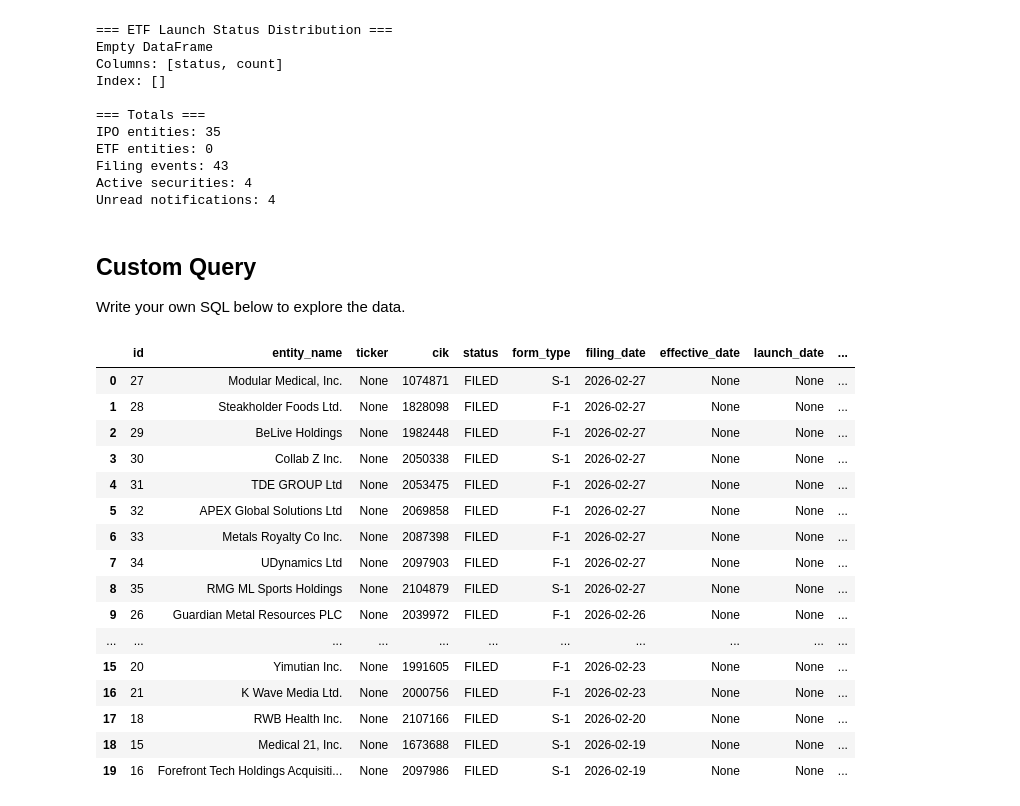
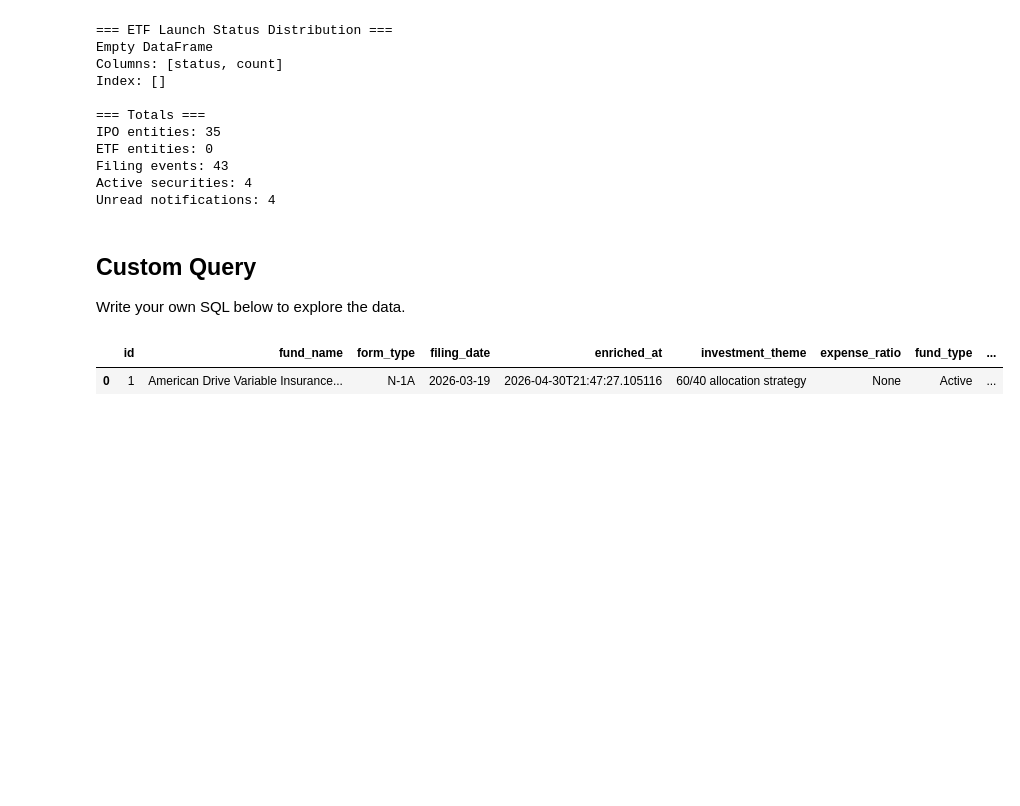
Before and after one commit to vishal-chavda-code/ipo-etf-tracker, a Jupyter notebook: notebooks/explorer.ipynb, the cells around one changed output. Drawn from its saved outputs; the diff is of its cells as text; code cells hidden in the pictures; blank space fills up the shorter version.

```diff
--- a/notebooks/explorer.ipynb
+++ b/notebooks/explorer.ipynb
@@ -233,27 +233,23 @@ Write your own SQL below to explore the data.
 # %%
 # Write your own SQL here
 query = """
-SELECT * FROM stock_ipos
-WHERE status = 'FILED'
-ORDER BY filing_date DESC
-LIMIT 20
+SELECT
+    id,
+    fund_name,
+    form_type,
+    filing_date,
+    enriched_at,
+    investment_theme,
+    expense_ratio,
+    fund_type,
+    asset_class,
+    portfolio_manager,
+    benchmark_index,
+    SUBSTR(principal_strategy, 1, 120) AS principal_strategy_preview
+FROM etf_launches
+ORDER BY enriched_at DESC NULLS LAST, updated_at DESC
 """
 pd.read_sql_query(query, conn)
 # %% [output]
-|  | id | entity_name | ticker | cik | status | form_type | filing_date | effective_date | launch_date | ... |
-| 0 | 27 | Modular Medical, Inc. | None | 1074871 | FILED | S-1 | 2026-02-27 | None | None | ... |
-| 1 | 28 | Steakholder Foods Ltd. | None | 1828098 | FILED | F-1 | 2026-02-27 | None | None | ... |
-| 2 | 29 | BeLive Holdings | None | 1982448 | FILED | F-1 | 2026-02-27 | None | None | ... |
-| 3 | 30 | Collab Z Inc. | None | 2050338 | FILED | S-1 | 2026-02-27 | None | None | ... |
-| 4 | 31 | TDE GROUP Ltd | None | 2053475 | FILED | F-1 | 2026-02-27 | None | None | ... |
-| 5 | 32 | APEX Global Solutions Ltd | None | 2069858 | FILED | F-1 | 2026-02-27 | None | None | ... |
-| 6 | 33 | Metals Royalty Co Inc. | None | 2087398 | FILED | F-1 | 2026-02-27 | None | None | ... |
-| 7 | 34 | UDynamics Ltd | None | 2097903 | FILED | F-1 | 2026-02-27 | None | None | ... |
-| 8 | 35 | RMG ML Sports Holdings | None | 2104879 | FILED | S-1 | 2026-02-27 | None | None | ... |
-| 9 | 26 | Guardian Metal Resources PLC | None | 2039972 | FILED | F-1 | 2026-02-26 | None | None | ... |
-| ... | ... | ... | ... | ... | ... | ... | ... | ... | ... | ... |
-| 15 | 20 | Yimutian Inc. | None | 1991605 | FILED | F-1 | 2026-02-23 | None | None | ... |
-| 16 | 21 | K Wave Media Ltd. | None | 2000756 | FILED | F-1 | 2026-02-23 | None | None | ... |
-| 17 | 18 | RWB Health Inc. | None | 2107166 | FILED | S-1 | 2026-02-20 | None | None | ... |
-| 18 | 15 | Medical 21, Inc. | None | 1673688 | FILED | S-1 | 2026-02-19 | None | None | ... |
-| 19 | 16 | Forefront Tech Holdings Acquisiti... | None | 2097986 | FILED | S-1 | 2026-02-19 | None | None | ... |
+|  | id | fund_name | form_type | filing_date | enriched_at | investment_theme | expense_ratio | fund_type | ... |
+| 0 | 1 | American Drive Variable Insurance... | N-1A | 2026-03-19 | 2026-04-30T21:47:27.105116 | 60/40 allocation strategy | None | Active | ... |
```
Also changed, not shown: 11 other files.
